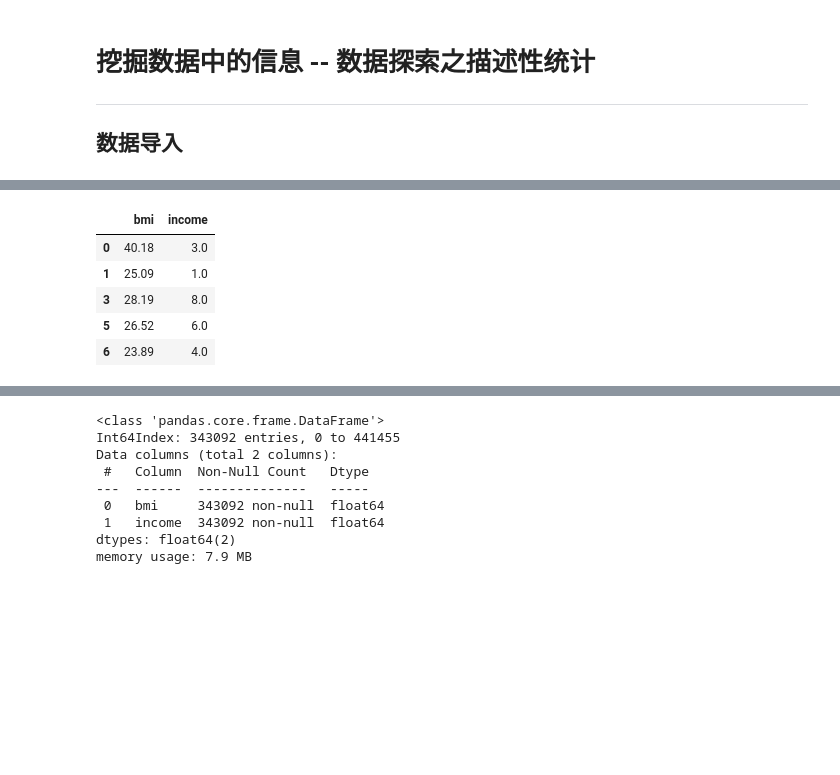
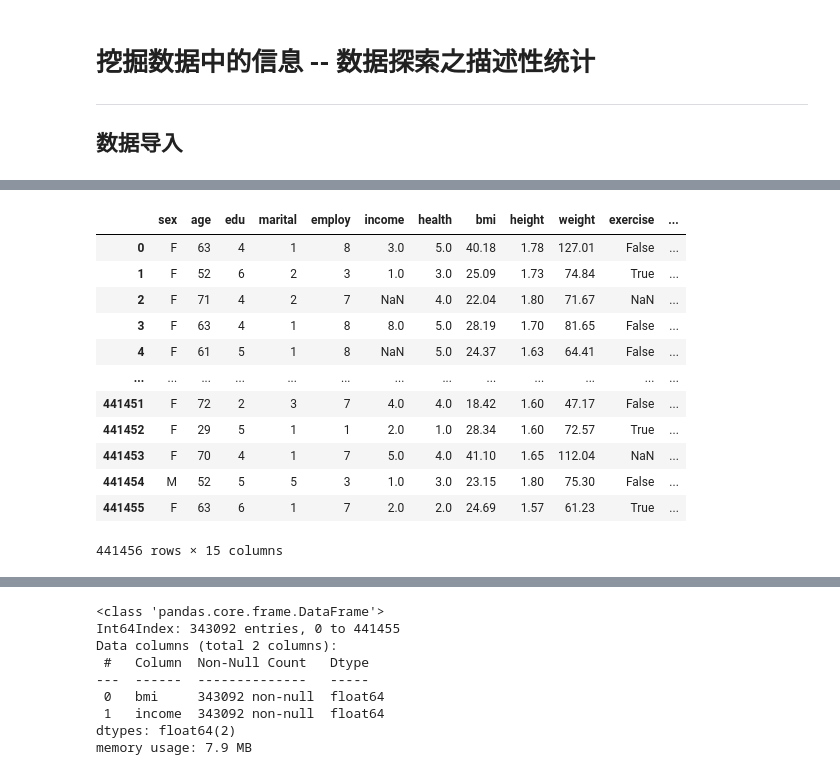
Before and after one commit to xhqing/brfss, a Jupyter notebook: 1_DescriptiveStatistics.ipynb, the cells around one changed output, grey strips where cells are left out. Cells and saved outputs as stored; diff of their text form; code cells hidden in the pictures; blank space fills up the shorter version.

```diff
--- a/1_DescriptiveStatistics.ipynb
+++ b/1_DescriptiveStatistics.ipynb
@@ -25,13 +25,19 @@ python path:  /Users/mac/.local/share/virtualenvs/brfss-8-DjQ_GM/bin/python
 # %%
 # 导入 BRFSS 数据
 df = brfss.ReadBrfss()
-# %%
-bmi_income = df[['bmi','income']].dropna()  # 选取bmi和income两列数据，并舍弃缺失的数据。
-bmi_income.head()  # 显示前5行数据
-# %% [output]
-|  | bmi | income |
-| 0 | 40.18 | 3.0 |
-| 1 | 25.09 | 1.0 |
-| 3 | 28.19 | 8.0 |
-| 5 | 26.52 | 6.0 |
-| 6 | 23.89 | 4.0 |
+# %%
+df
+# %% [output]
+|  | sex | age | edu | marital | employ | income | health | bmi | height | weight | exercise | ... |
+| 0 | F | 63 | 4 | 1 | 8 | 3.0 | 5.0 | 40.18 | 1.78 | 127.01 | False | ... |
+| 1 | F | 52 | 6 | 2 | 3 | 1.0 | 3.0 | 25.09 | 1.73 | 74.84 | True | ... |
+| 2 | F | 71 | 4 | 2 | 7 | NaN | 4.0 | 22.04 | 1.80 | 71.67 | NaN | ... |
+| 3 | F | 63 | 4 | 1 | 8 | 8.0 | 5.0 | 28.19 | 1.70 | 81.65 | False | ... |
+| 4 | F | 61 | 5 | 1 | 8 | NaN | 5.0 | 24.37 | 1.63 | 64.41 | False | ... |
+| ... | ... | ... | ... | ... | ... | ... | ... | ... | ... | ... | ... | ... |
+| 441451 | F | 72 | 2 | 3 | 7 | 4.0 | 4.0 | 18.42 | 1.60 | 47.17 | False | ... |
+| 441452 | F | 29 | 5 | 1 | 1 | 2.0 | 1.0 | 28.34 | 1.60 | 72.57 | True | ... |
+| 441453 | F | 70 | 4 | 1 | 7 | 5.0 | 4.0 | 41.10 | 1.65 | 112.04 | NaN | ... |
+| 441454 | M | 52 | 5 | 5 | 3 | 1.0 | 3.0 | 23.15 | 1.80 | 75.30 | False | ... |
+| 441455 | F | 63 | 6 | 1 | 7 | 2.0 | 2.0 | 24.69 | 1.57 | 61.23 | True | ... |
+441456 rows × 15 columns
```
Also changed, not shown: parts of 7 cells of this notebook, 5 other files.
